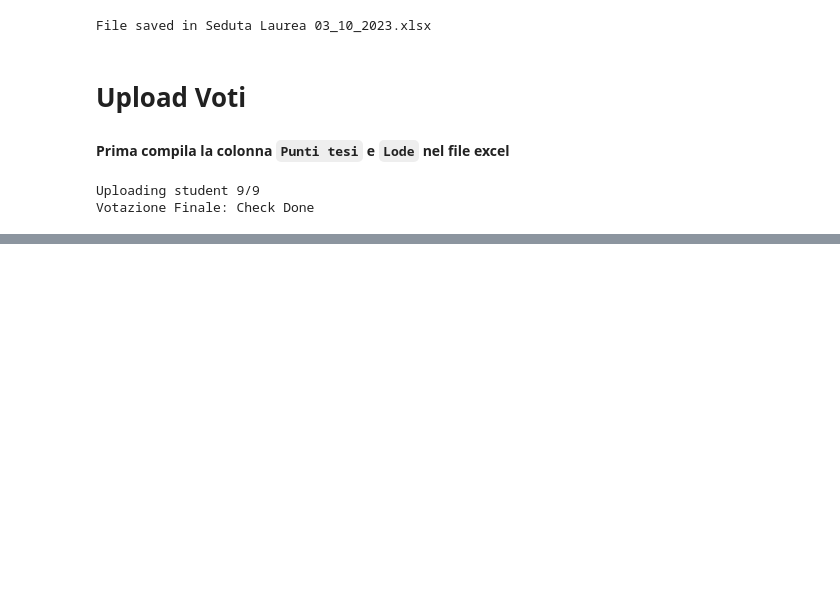
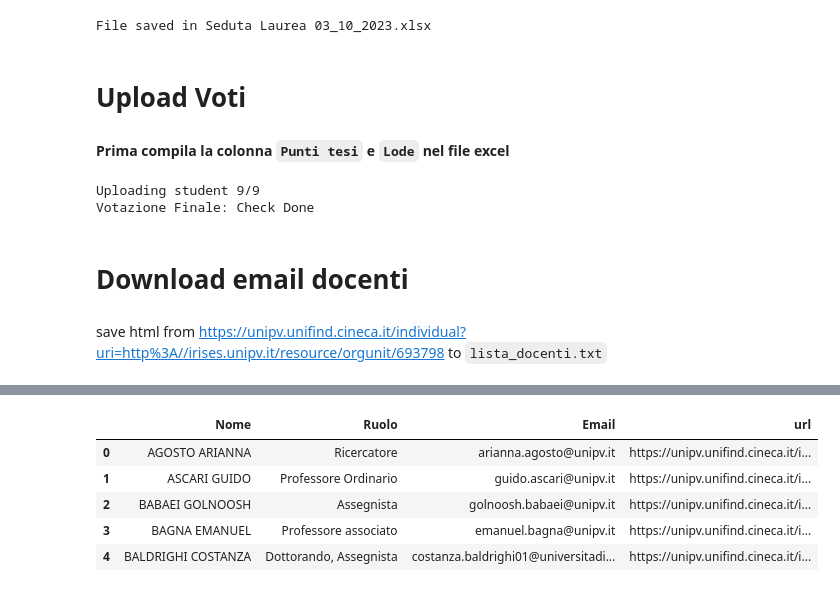
Before and after one commit to AleBitetto/Tool-sedute-laurea, a Jupyter notebook: Download lista studenti and upload voti.ipynb, the cells around one changed output, grey strips where cells are left out. Cells and saved outputs as stored; diff of their text form; code cells hidden in the pictures; blank space fills up the shorter version.

Commit message:
added download email docenti

```diff
--- a/Download lista studenti and upload voti.ipynb
+++ b/Download lista studenti and upload voti.ipynb
@@ -418,3 +418,12 @@ print('\nVotazione Finale: Check Done')
 # %% [output]
 Uploading student 9/9
 Votazione Finale: Check Done
+# %% [markdown]
+# Download email docenti
+# %% [markdown]
+save html from https://unipv.unifind.cineca.it/individual?uri=http%3A//irises.unipv.it/resource/orgunit/693798 to `lista_docenti.txt`
+# %%
+ROOT_URL='https://unipv.unifind.cineca.it/'
+
+df_email=get_emails(ROOT_URL)
+# %% [output]
@@ -420,0 +432,6 @@ Votazione Finale: Check Done
+|  | Nome | Ruolo | Email | url |
+| 0 | AGOSTO ARIANNA | Ricercatore | arianna.agosto@unipv.it | https://unipv.unifind.cineca.it/i... |
+| 1 | ASCARI GUIDO | Professore Ordinario | guido.ascari@unipv.it | https://unipv.unifind.cineca.it/i... |
+| 2 | BABAEI GOLNOOSH | Assegnista | golnoosh.babaei@unipv.it | https://unipv.unifind.cineca.it/i... |
+| 3 | BAGNA EMANUEL | Professore associato | emanuel.bagna@unipv.it | https://unipv.unifind.cineca.it/i... |
+| 4 | BALDRIGHI COSTANZA | Dottorando, Assegnista | costanza.baldrighi01@universitadi... | https://unipv.unifind.cineca.it/i... |
```
Also changed, not shown: parts of 18 cells of this notebook, 1 other file.
